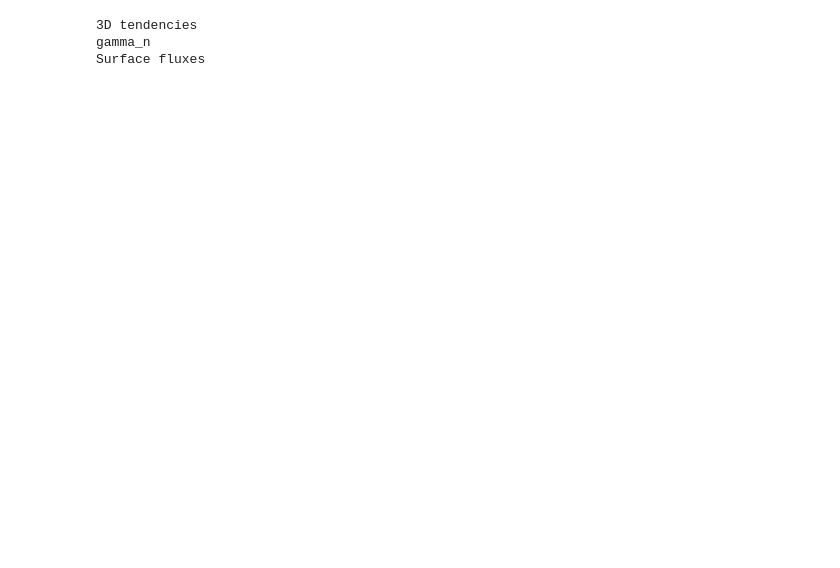
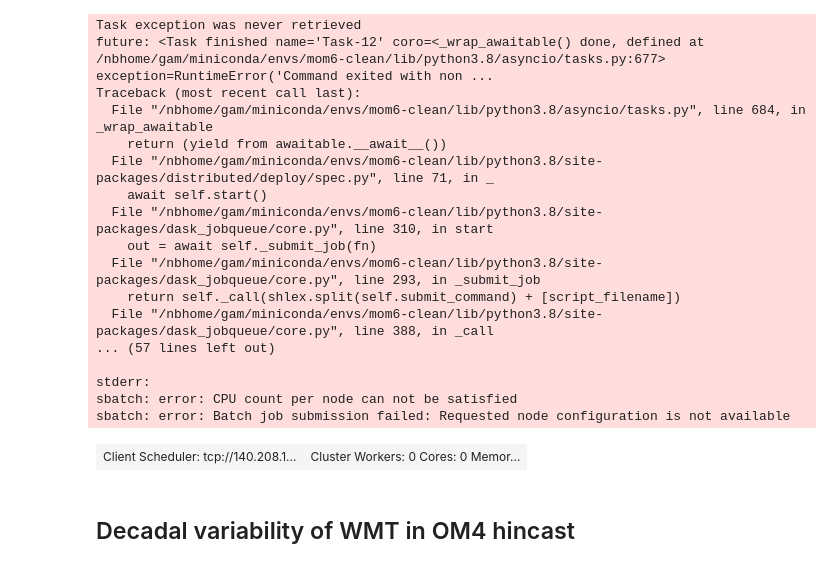
Before and after one commit to gmacgilchrist/so_decadal_variability, a Jupyter notebook: notebooks/so_decadal-variability_OM4-JRA.ipynb, the cells around one changed output. Saved outputs shown, nothing was run; the diff lists cells and outputs as text; code cells hidden in the pictures; blank space fills up the shorter version.

```diff
--- a/notebooks/so_decadal-variability_OM4-JRA.ipynb
+++ b/notebooks/so_decadal-variability_OM4-JRA.ipynb
@@ -45,3 +8,32 @@ So, again, it seems that I need to redo the simulation from a restart, and outpu
+# %%
+cluster = SLURMCluster(queue='analysis', cores=8, project='gfdl_o',
+                       memory="24GB", walltime="00:30:00",
+                       scheduler_options={"dashboard_address": "localhost:8726"})
+# %%
+cluster.scale(1)
+client = Client(cluster)
+client
+# %% [output]
+Task exception was never retrieved
+future: <Task finished name='Task-12' coro=<_wrap_awaitable() done, defined at /nbhome/gam/miniconda/envs/mom6-clean/lib/python3.8/asyncio/tasks.py:677> exception=RuntimeError('Command exited with non ...
+Traceback (most recent call last):
+  File "/nbhome/gam/miniconda/envs/mom6-clean/lib/python3.8/asyncio/tasks.py", line 684, in _wrap_awaitable
+    return (yield from awaitable.__await__())
+  File "/nbhome/gam/miniconda/envs/mom6-clean/lib/python3.8/site-packages/distributed/deploy/spec.py", line 71, in _
+    await self.start()
+  File "/nbhome/gam/miniconda/envs/mom6-clean/lib/python3.8/site-packages/dask_jobqueue/core.py", line 310, in start
+    out = await self._submit_job(fn)
+  File "/nbhome/gam/miniconda/envs/mom6-clean/lib/python3.8/site-packages/dask_jobqueue/core.py", line 293, in _submit_job
+    return self._call(shlex.split(self.submit_command) + [script_filename])
+  File "/nbhome/gam/miniconda/envs/mom6-clean/lib/python3.8/site-packages/dask_jobqueue/core.py", line 388, in _call
+... (57 lines left out)
+
+stderr:
+sbatch: error: CPU count per node can not be satisfied
+sbatch: error: Batch job submission failed: Requested node configuration is not available
+| Client Scheduler: tcp://140.208.1... | Cluster Workers: 0 Cores: 0 Memor... |
+# %% [markdown]
+## Decadal variability of WMT in OM4 hincast
 # %%
 import xarray as xr
 import numpy as np
@@ -57,31 +66,46 @@ from dask.diagnostics import ProgressBar
 # Load the data
 config = 'OM4p25_JRA55do1.4_0netfw_cycle6'
 rootdir = '/archive/Raphael.Dussin/xanadu_esm4_20190304_mom6_2019.08.08/'+config+'/gfdl.ncrc4-intel16-prod/pp/'
+years = '2003*'
+
 # 3D tendencies
-print('3D tendencies')
 pp = 'ocean_annual_z'
 localdir = '/ts/annual/5yr/'
-filename = pp+'.200*.nc'
-ds = xr.open_mfdataset(rootdir+pp+localdir+filename)
+filenames = []
+for variable in variables:
+    filenames.append(glob.glob(rootdir+pp+localdir+pp+'.'+years+'.'+variables[variable]+'.nc'))
+    for process in processes:
+        term = terms[variable][process]
+        if term is not None:
+            filenames.append(glob.glob(rootdir+pp+localdir+pp+'.'+years+'.'+term+'.nc'))
+# Additional 3D variables
+term=extra['full']['volume']
+filenames.append(glob.glob(rootdir+pp+localdir+pp+'.'+years+'.'+term+'.nc'))
+ds = xr.open_mfdataset(filenames)
+
+# Grid
 grid = xr.open_dataset(rootdir+pp+'/'+pp+'.static.nc')
-# Load gamma_n
-print('gamma_n')
+
+# gamma_n
 gammadir = '/archive/gam/so_decadal_variability/OM4p25_JRA55do1.4_0netfw_cycle6/'
 localdir = '/'
-ds = xr.merge([ds,xr.open_mfdataset(gammadir+pp+localdir+filename)['gamma_n']])
+ds = xr.merge([ds,xr.open_mfdataset(gammadir+pp+localdir+pp+'.'+years+'.gamma_n.nc')['gamma_n']])
 ds['gamma_n'] = ds['gamma_n'].where(ds['gamma_n']>0,np.nan)
-# Load surface fluxes
-print('Surface fluxes')
+
+# Surface fluxes
 pp = 'ocean_monthly'
 localdir = '/ts/monthly/5yr/'
-filename = pp+'.200*.nc'
-ds_surf = xr.open_mfdataset(rootdir+pp+localdir+filename)
-keep = ['wfo','sos','tos']
-ds_surf = ds_surf[keep]
+term = extra['surface']['mass flux']
+filenames = glob.glob(rootdir+pp+localdir+pp+'.'+years+'.'+term+'.nc')
+ds_surf = xr.open_mfdataset(filenames)
+# Take annual means of surface flux data
+ds_surf_annual = ds_surf.groupby('time.year').mean('time').rename({'year':'time'}).assign_coords({'time':ds['time']})
+# Expand surface flux variable to 3D, with zeros everywhere except surface
+ds_surf_annual = ds_surf_annual.expand_dims({'z_i':ds['z_i']}).where(ds['z_i']==ds['z_i'][0],0)
+
+# Grab
+ds = xr.merge([ds,ds_surf_annual[term]])
+
 # Specify some constants
 Cp = 3992.
 rho0 = 1035.
-# %% [output]
-3D tendencies
-gamma_n
-Surface fluxes
```
Also changed, not shown: parts of 57 cells of this notebook, 1 other file.
